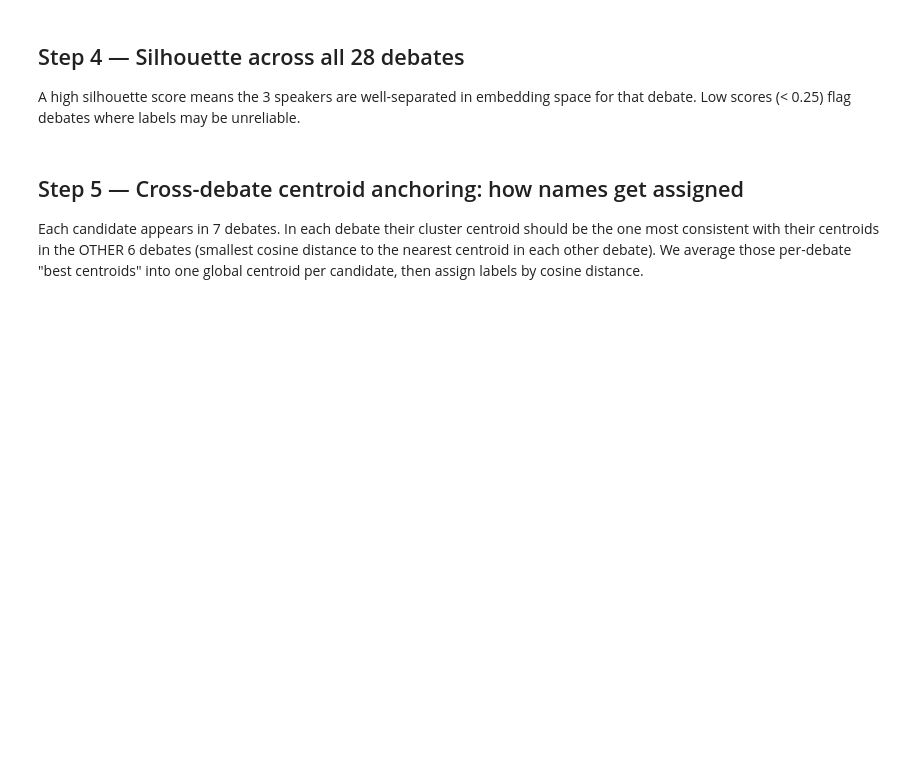
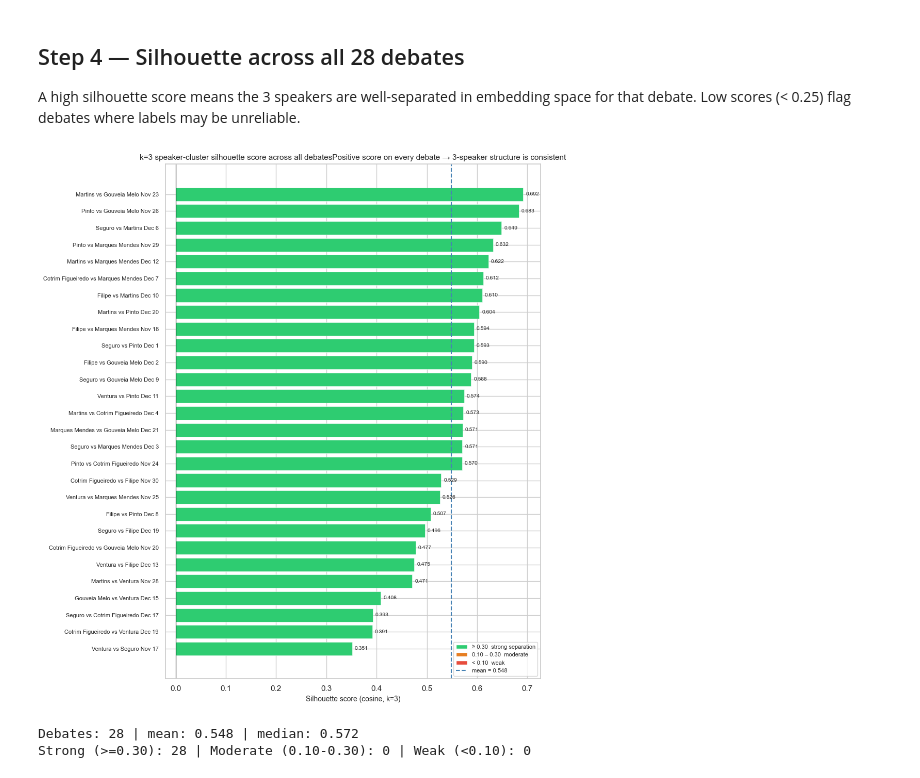
Before and after one commit to Dinisas/Big-Data, a Jupyter notebook: labeling_audio/audio_label.ipynb, the cells around one changed output. Cells and saved outputs as stored; diff of their text form; code cells hidden in the pictures; blank space fills up the shorter version.

```diff
--- a/labeling_audio/audio_label.ipynb
+++ b/labeling_audio/audio_label.ipynb
@@ -117,34 +126,58 @@ for that debate. Low scores (< 0.25) flag debates where labels may be unreliable
 # %%
 sil_rows = []
 for v in debate_videos:
     sub = data[data['video'] == v]
+    if len(sub) < 4:
+        continue
     E_v = np.stack(sub['speak_embeddings'].values)
-    labels_v = KMeans(n_clusters=3, random_state=42, n_init=10).fit_predict(E_v)
-    if len(set(labels_v)) > 1:
-        s = silhouette_score(E_v, labels_v)
-    else:
-        s = 0.0
-    sil_rows.append({'video': v, 'silhouette': s, 'n_segments': len(sub)})
+    km  = KMeans(n_clusters=3, random_state=42, n_init=10)
+    lbl = km.fit_predict(E_v)
+    if len(np.unique(lbl)) < 3:
+        continue
+    s = silhouette_score(E_v, lbl, metric='cosine')
+    sil_rows.append({
+        'debate': (v.replace('_vs_', ' vs ').replace('_', ' ')
+                    .replace('November', 'Nov').replace('December', 'Dec')),
+        'silhouette': s,
+        'n_segments': len(sub),
+    })
 
-sil_df = pd.DataFrame(sil_rows).sort_values('silhouette', ascending=False).reset_index(drop=True)
+sil_df   = pd.DataFrame(sil_rows).sort_values('silhouette', ascending=True).reset_index(drop=True)
+mean_sil = sil_df['silhouette'].mean()
 
-fig, ax = plt.subplots(figsize=(14, 5))
-colors = ['#2ca02c' if s >= 0.45 else '#ff7f0e' if s >= 0.25 else '#d62728'
-          for s in sil_df['silhouette']]
-ax.barh(sil_df['video'].str.replace('_', ' '), sil_df['silhouette'], color=colors)
-ax.axvline(0.25, color='red',    ls='--', lw=1.2, label='low quality (< 0.25)')
-ax.axvline(0.45, color='orange', ls='--', lw=1.2, label='medium (0.25-0.45)')
-ax.set_xlabel('Silhouette score'); ax.set_title('Speaker separation quality per debate')
-ax.legend(loc='lower right'); plt.tight_layout(); plt.show()
+bar_colors = ['#2ecc71' if s >= 0.3 else '#e67e22' if s >= 0.1 else '#e74c3c'
+              for s in sil_df['silhouette']]
 
-print(f'Mean silhouette: {sil_df["silhouette"].mean():.3f}')
-print(f'High quality (>= 0.45): {(sil_df["silhouette"] >= 0.45).sum()}/{len(sil_df)} debates')
-print(f'Low quality  (<  0.25): {(sil_df["silhouette"] <  0.25).sum()}/{len(sil_df)} debates')
+fig, ax = plt.subplots(figsize=(10, 11))
+bars = ax.barh(sil_df['debate'], sil_df['silhouette'], color=bar_colors,
+               edgecolor='white', linewidth=0.4)
+ax.axvline(mean_sil, color='steelblue', ls='--', lw=1.5, label=f'mean = {mean_sil:.3f}')
+ax.axvline(0, color='black', lw=0.8)
+
+for bar, val in zip(bars, sil_df['silhouette']):
+    ax.text(max(val + 0.005, 0.005), bar.get_y() + bar.get_height() / 2,
+            f'{val:.3f}', va='center', ha='left', fontsize=7.5)
+
+from matplotlib.patches import Patch
+legend_elements = [
+    Patch(facecolor='#2ecc71', label='≥ 0.30  strong separation'),
+    Patch(facecolor='#e67e22', label='0.10 – 0.30  moderate'),
+    Patch(facecolor='#e74c3c', label='< 0.10  weak'),
+    plt.Line2D([0], [0], color='steelblue', ls='--', lw=1.5, label=f'mean = {mean_sil:.3f}'),
+]
+ax.legend(handles=legend_elements, fontsize=8, loc='lower right')
+ax.set_xlabel('Silhouette score (cosine, k=3)', fontsize=10)
+ax.set_title('k=3 speaker-cluster silhouette score across all debates''Positive score on every debate → 3-speaker structure is consistent', fontsize=11)
+ax.tick_params(axis='y', labelsize=8)
+ax.set_xlim(left=min(sil_df['silhouette'].min() - 0.05, -0.02))
+plt.tight_layout()
+plt.show()
+
+print(f'Debates: {len(sil_df)} | mean: {mean_sil:.3f} | median: {sil_df["silhouette"].median():.3f}')
+print(f'Strong (>=0.30): {(sil_df["silhouette"] >= 0.30).sum()} | '
+      f'Moderate (0.10-0.30): {((sil_df["silhouette"] >= 0.10) & (sil_df["silhouette"] < 0.30)).sum()} | '
+      f'Weak (<0.10): {(sil_df["silhouette"] < 0.10).sum()}')
+# %% [output]
+[figure, added]
+Debates: 28 | mean: 0.548 | median: 0.572
+Strong (>=0.30): 28 | Moderate (0.10-0.30): 0 | Weak (<0.10): 0
-# %% [markdown]
-## Step 5 — Cross-debate centroid anchoring: how names get assigned
-
-Each candidate appears in 7 debates. In each debate their cluster centroid should be
-the one most consistent with their centroids in the OTHER 6 debates (smallest cosine
-distance to the nearest centroid in each other debate). We average those per-debate
-"best centroids" into one global centroid per candidate, then assign labels by cosine
-distance.
```
Also changed, not shown: parts of 12 cells of this notebook, 4 other files.
